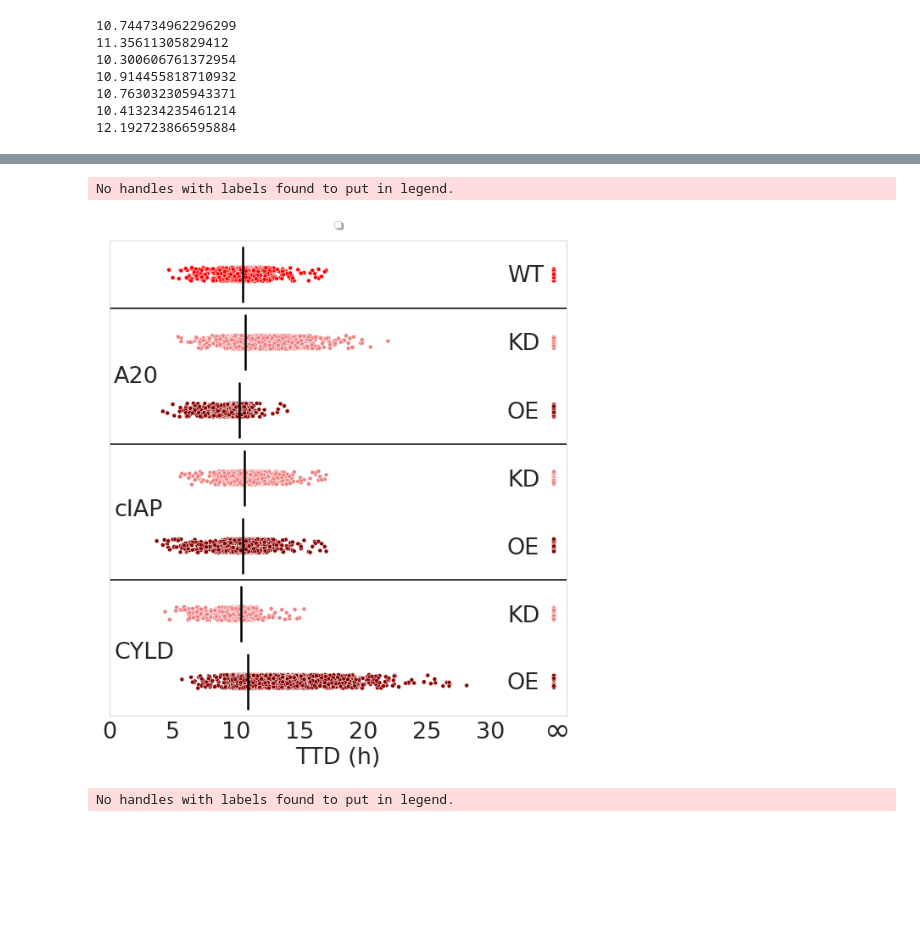
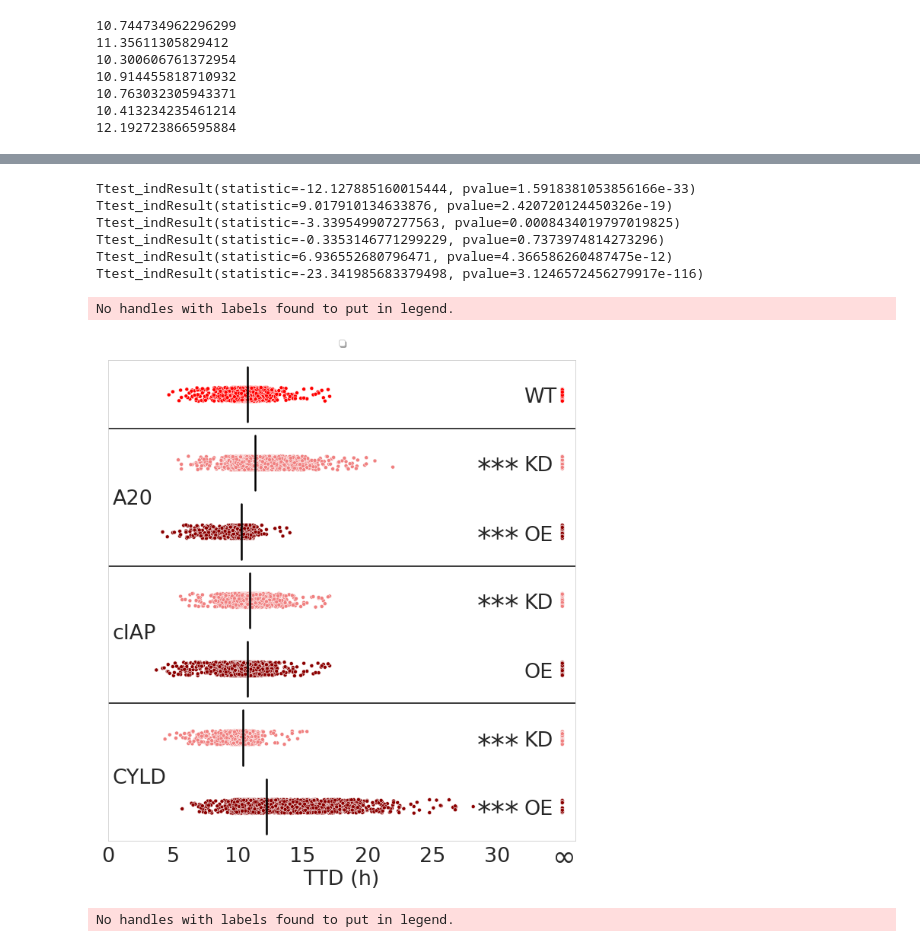
Before and after one commit to LoLab-MSM/NERM, a Jupyter notebook: sensitivity_analysis/Mode1/mode1_runfile_init_param_sens.ipynb, the cells around one changed output, grey strips where cells are left out. Saved outputs shown, nothing was run; the diff lists cells and outputs as text; code cells hidden in the pictures; blank space fills up the shorter version.

Commit message:
adding stat sig for all plots in fig 4, calcualted for fig 3C as well, and updated the p17 to p19 issue

```diff
--- a/sensitivity_analysis/Mode1/mode1_runfile_init_param_sens.ipynb
+++ b/sensitivity_analysis/Mode1/mode1_runfile_init_param_sens.ipynb
@@ -78,6 +180,22 @@ dfclus2hr = pd.DataFrame(data = mode1df2,
+# %%
+from scipy.stats import ttest_ind
+
+print(ttest_ind(dfclus2hr['WT'], dfclus2hr['A20 KD']))
+print(ttest_ind(dfclus2hr['WT'], dfclus2hr['A20 OE']))
+print(ttest_ind(dfclus2hr['WT'], dfclus2hr['cIAP KD']))
+print(ttest_ind(dfclus2hr['WT'], dfclus2hr['cIAP OE']))
+print(ttest_ind(dfclus2hr['WT'], dfclus2hr['CYLD KD']))
+print(ttest_ind(dfclus2hr['WT'], dfclus2hr['CYLD OE']))
+# %% [output]
+Ttest_indResult(statistic=-12.127885160015444, pvalue=1.5918381053856166e-33)
+Ttest_indResult(statistic=9.017910134633876, pvalue=2.420720124450326e-19)
+Ttest_indResult(statistic=-3.339549907277563, pvalue=0.0008434019797019825)
+Ttest_indResult(statistic=-0.3353146771299229, pvalue=0.7373974814273296)
+Ttest_indResult(statistic=6.936552680796471, pvalue=4.366586260487475e-12)
+Ttest_indResult(statistic=-23.341985683379498, pvalue=3.1246572456279917e-116)
 # %%
 sns.set_style("whitegrid", {'axes.grid' : False})
-fig, ax = plt.subplots(figsize = (8,9))
+fig, ax = plt.subplots(figsize = (9,10))
 my_pal = {"WT": "red",
           "A20 KD":"lightcoral", "A20 OE":"darkred",
           "cIAP KD": "lightcoral", "cIAP OE":"darkred",
@@ -90,54 +208,72 @@ b = sns.stripplot(x="value", y="variable", data=pd.melt(dfclus2hr), marker = 'o'
 # plt.annotate('A20', xy = (0.01,.7), xycoords ='axes fraction', fontsize = 20)#(-0.2,.7)
 # plt.annotate('cIAP', xy = (0.01,.42), xycoords ='axes fraction', fontsize = 20) #(-0.2,.42)
 # plt.annotate('CYLD', xy = (0.01,.12), xycoords ='axes fraction', fontsize = 20) #(-0.2,.12)
-medianprops = dict(linestyle='-', linewidth=2.5, color='k')
+# medianprops = dict(linestyle='-', linewidth=2.5, color='k')
 #            meanprops=meanpointprops,
 # boxprops = dict(linestyle='*', linewidth=30, color='k')
-b = sns.boxplot(showmeans=False,
-            meanline=False,
-            medianprops= medianprops,
+# b = sns.boxplot(showmeans=False,
+#             meanline=False,
+#             medianprops= medianprops,
+#             whiskerprops={'visible': False},
+#             zorder=10,
+#             x="value",
+#             y="variable",
+#             data=pd.melt(dfclus2hr),
+#             showfliers=False,
+#             showbox=False,
+#             showcaps=False,
+#             ax=b)
+meanlineprops = dict(linestyle='-', linewidth=2.5, color='black')
+b = sns.boxplot(showmeans=True,
+            meanline=True,
+            meanprops = meanlineprops,
+            medianprops= {'visible': False},
             whiskerprops={'visible': False},
             zorder=10,
             x="value",
             y="variable",
             data=pd.melt(dfclus2hr),
             showfliers=False,
             showbox=False,
             showcaps=False,
             ax=b)
 plt.annotate('A20', xy = (0.01,.7), xycoords ='axes fraction', fontsize = 27)
 plt.annotate('cIAP', xy = (0.01,.42), xycoords ='axes fraction', fontsize = 27)
 plt.annotate('CYLD', xy = (0.01,.12), xycoords ='axes fraction', fontsize = 27)
-plt.annotate('WT', xy = (0.87,.912), xycoords ='axes fraction', fontsize = 27)#(-0.2,.7)
-plt.annotate('KD', xy = (0.87,.77), xycoords ='axes fraction', fontsize = 27) #(-0.2,.42)
-plt.annotate('OE', xy = (0.87,.625), xycoords ='axes fraction', fontsize = 27) #(-0.2,.12)
-plt.annotate('KD', xy = (0.87,.483), xycoords ='axes fraction', fontsize = 27) #(-0.2,.42)
-plt.annotate('OE', xy = (0.87,.34), xycoords ='axes fraction', fontsize = 27) #(-0.2,.12)
-plt.annotate('KD', xy = (0.87,.197), xycoords ='axes fraction', fontsize = 27) #(-0.2,.42)
-plt.annotate('OE', xy = (0.87,.055), xycoords ='axes fraction', fontsize = 27) #(-0.2,.12)
-
+plt.annotate('WT', xy = (0.89,.912), xycoords ='axes fraction', fontsize = 27)#(-0.2,.7)
+plt.annotate('KD', xy = (0.89,.77), xycoords ='axes fraction', fontsize = 27) #(-0.2,.42)
+plt.annotate('OE', xy = (0.89,.625), xycoords ='axes fraction', fontsize = 27) #(-0.2,.12)
+plt.annotate('KD', xy = (0.89,.483), xycoords ='axes fraction', fontsize = 27) #(-0.2,.42)
+plt.annotate('OE', xy = (0.89,.34), xycoords ='axes fraction', fontsize = 27) #(-0.2,.12)
+plt.annotate('KD', xy = (0.89,.197), xycoords ='axes fraction', fontsize = 27) #(-0.2,.42)
+plt.annotate('OE', xy = (0.89,.055), xycoords ='axes fraction', fontsize = 27) #(-0.2,.12)
+plt.annotate('***', xy = (0.79,.755), xycoords ='axes fraction', fontsize = 37) #a20kd
+plt.annotate('***', xy = (0.79,.61), xycoords ='axes fraction', fontsize = 37)#a20oe
+plt.annotate('***', xy = (0.79,.47), xycoords ='axes fraction', fontsize = 37) #ciapkd
+plt.annotate('***', xy = (0.79,.18), xycoords ='axes fraction', fontsize = 37) #cyldkd
+plt.annotate('***', xy = (0.79,.04), xycoords ='axes fraction', fontsize = 37) #cyldoe
 
 plt.annotate(r'$\infty$', xy = (0.95,-0.05), xycoords ='axes fraction', fontsize = 37)
 plt.axhline(y=0.5, color = 'k')
 plt.axhline(y=2.5, color = 'k')
 plt.axhline(y=4.5, color = 'k')
 # plt.yticks(ticks = plt.yticks()[0], labels = ['WT', 'KD', 'OE','KD', 'OE','KD', 'OE'])
 plt.yticks(ticks = plt.yticks()[0], labels = ['', '', '','', '','', ''])
 b.set_xlabel("TTD (h)",fontsize = 27)
 plt.xticks(fontsize = 27)
 b.set_ylabel("")
 b.tick_params(labelsize=27)
 plt.xlim(xmax = 36, xmin = 0)
 ax.set_xticks([0,5, 10, 15, 20, 25,30])
 # ax.set_xticks([0,300, 600, 900, 1200, 1500,1800])
 plt.tight_layout()
 # plt.xlim(xmin = 1)
 plt.legend(loc='upper center', bbox_to_anchor=(0.5, 1.05),
           ncol=3, fancybox=True, shadow=True)
-plt.savefig('pmlkl_mode1_initsens_100tnf_stripdots_hrs_kdoeinside_edgewhite_testingmedian_long.pdf')
+plt.savefig('pmlkl_mode1_initsens_100tnf_stripdots_hrs_kdoeinside_edgewhite_meanwsig.pdf')
 # %% [output]
 No handles with labels found to put in legend.
-[figure, old version]
+[figure, new version]
 # %%
 sns.set_style("whitegrid", {'axes.grid' : False})
 fig, ax = plt.subplots(figsize = (9,9))
```
Also changed, not shown: parts of 18 cells of this notebook, 31 other files.
